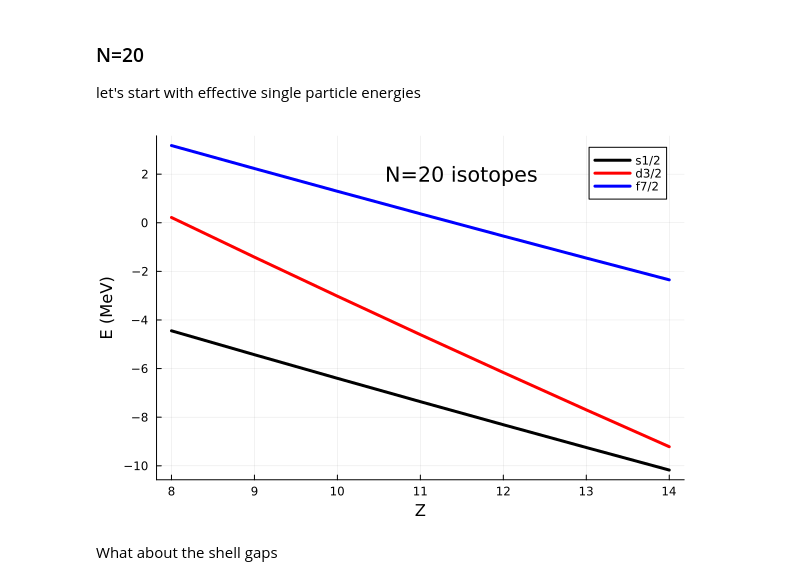
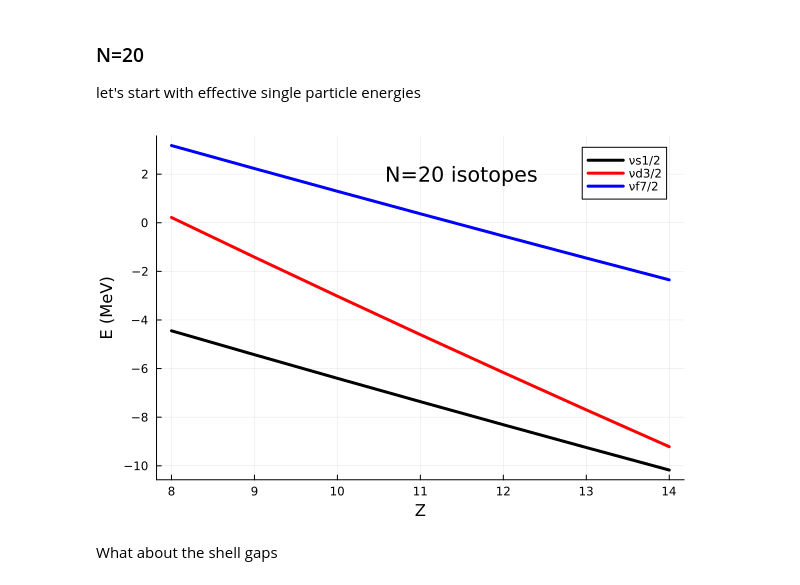
Before and after one commit to mmadurga/E19044-F29, a Jupyter notebook: ESPES.ipynb, the cells around one changed output. Saved outputs shown, nothing was run; the diff lists cells and outputs as text; code cells hidden in the pictures.

```diff
--- a/ESPES.ipynb
+++ b/ESPES.ipynb
@@ -27,12 +27,12 @@ sdpfmuespesN16 = readdlm("n16ESPE.txt",comments=true,comment_char='#')
 
 let's start with effective single particle energies
 # %%
-plot(sdpfmuespesN20[:,1],sdpfmuespesN20[:,12],label="s1/2",lw=3,linecolor=:black,xlabel="Z",ylabel="E (MeV)")
-plot!(sdpfmuespesN20[:,1],sdpfmuespesN20[:,11],label="d3/2",lw=3,linecolor=:red)
-plot!(sdpfmuespesN20[:,1],sdpfmuespesN20[:,13],label="f7/2",lw=3,linecolor=:blue)
+plot(sdpfmuespesN20[:,1],sdpfmuespesN20[:,12],label="νs1/2",lw=3,linecolor=:black,xlabel="Z",ylabel="E (MeV)")
+plot!(sdpfmuespesN20[:,1],sdpfmuespesN20[:,11],label="νd3/2",lw=3,linecolor=:red)
+plot!(sdpfmuespesN20[:,1],sdpfmuespesN20[:,13],label="νf7/2",lw=3,linecolor=:blue)
 annotate!(11.5,2,"N=20 isotopes")
 # %% [output]
-[figure, old version]
+[figure, new version]
 # %% [markdown]
 What about the shell gaps
 # %%
```
Also changed, not shown: parts of 20 cells of this notebook.
